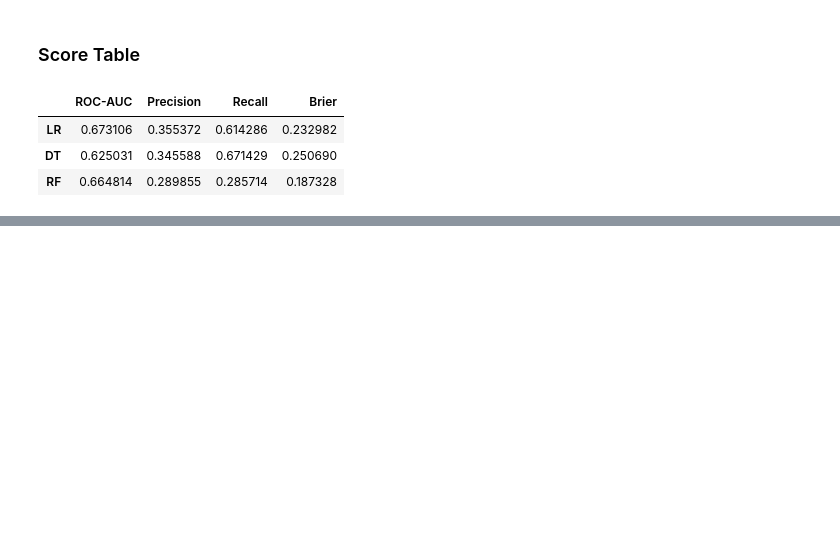
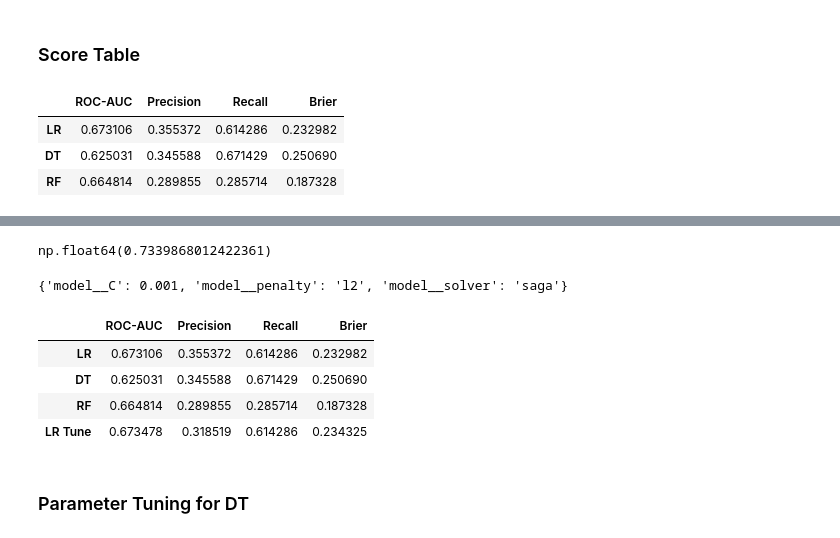
Before and after one commit to ayansuvra/MTE-Analytics-Project, a Jupyter notebook: notebooks/04_modeling_dropoff_and_completion.ipynb, the cells around one changed output, grey strips where cells are left out. Saved outputs shown, nothing was run; the diff lists cells and outputs as text; code cells hidden in the pictures; blank space fills up the shorter version.

```diff
--- a/notebooks/04_modeling_dropoff_and_completion.ipynb
+++ b/notebooks/04_modeling_dropoff_and_completion.ipynb
@@ -803,0 +857,8 @@ score_table
+# %%
+gs_lr.best_score_
+# %% [output]
+np.float64(0.7339868012422361)
+# %%
+gs_lr.best_params_
+# %% [output]
+{'model__C': 0.001, 'model__penalty': 'l2', 'model__solver': 'saga'}
@@ -803,0 +868,24 @@ score_table
+# %%
+ps_lr_tune = precision_score(Y_test, Y_pred_lr_tune)
+rs_lr_tune = recall_score(Y_test, Y_pred_lr_tune)
+f1_lr_tune = f1_score(Y_test, Y_pred_lr_tune)
+bs_lr_tune = brier_score_loss(Y_test, Y_prob_lr_tune)
+ra_lr_tune = roc_auc_score(Y_test, Y_prob_lr_tune)
+# %%
+new_row = pd.DataFrame(data={
+    'ROC-AUC':ra_lr_tune,
+    'Precision':ps_lr_tune,
+    'Recall':rs_lr_tune,
+    'Brier':bs_lr_tune
+}, index=['LR Tune'])
+
+score_table = pd.concat([score_table, new_row])
+score_table
+# %% [output]
+|  | ROC-AUC | Precision | Recall | Brier |
+| LR | 0.673106 | 0.355372 | 0.614286 | 0.232982 |
+| DT | 0.625031 | 0.345588 | 0.671429 | 0.250690 |
+| RF | 0.664814 | 0.289855 | 0.285714 | 0.187328 |
+| LR Tune | 0.673478 | 0.318519 | 0.614286 | 0.234325 |
+# %% [markdown]
+### Parameter Tuning for DT
```
Also changed, not shown: parts of 10 cells of this notebook.
